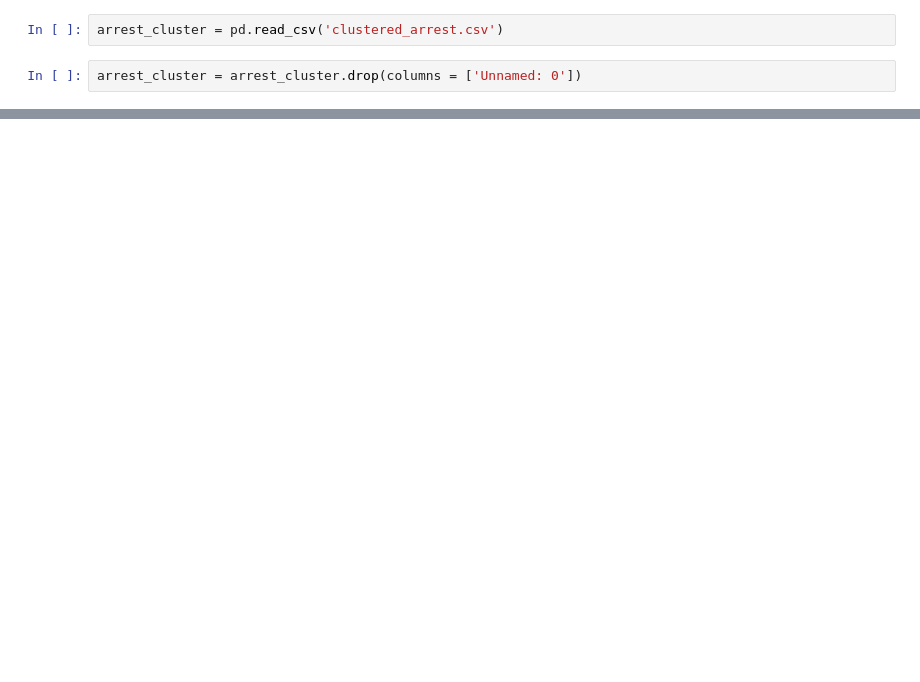
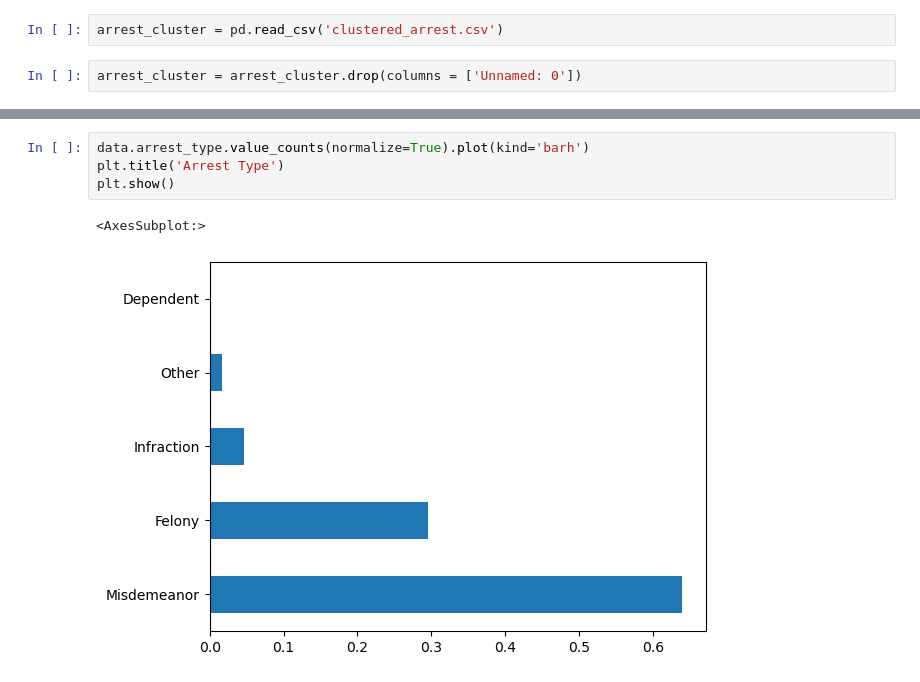
Before and after one commit to zaxiang/Implicit_Bias_Detection, a Jupyter notebook: analyze_clusters.ipynb, the cells around one changed output, grey strips where cells are left out. Cells and saved outputs as stored; diff of their text form; blank space fills up the shorter version.

```diff
--- a/analyze_clusters.ipynb
+++ b/analyze_clusters.ipynb
@@ -22,0 +181,7 @@ arrest_cluster
+# %%
+data.arrest_type.value_counts(normalize=True).plot(kind='barh')
+plt.title('Arrest Type')
+plt.show()
+# %% [output]
+<AxesSubplot:>
+[figure, added]
```
Also changed, not shown: parts of 36 cells of this notebook, 4 other files.
